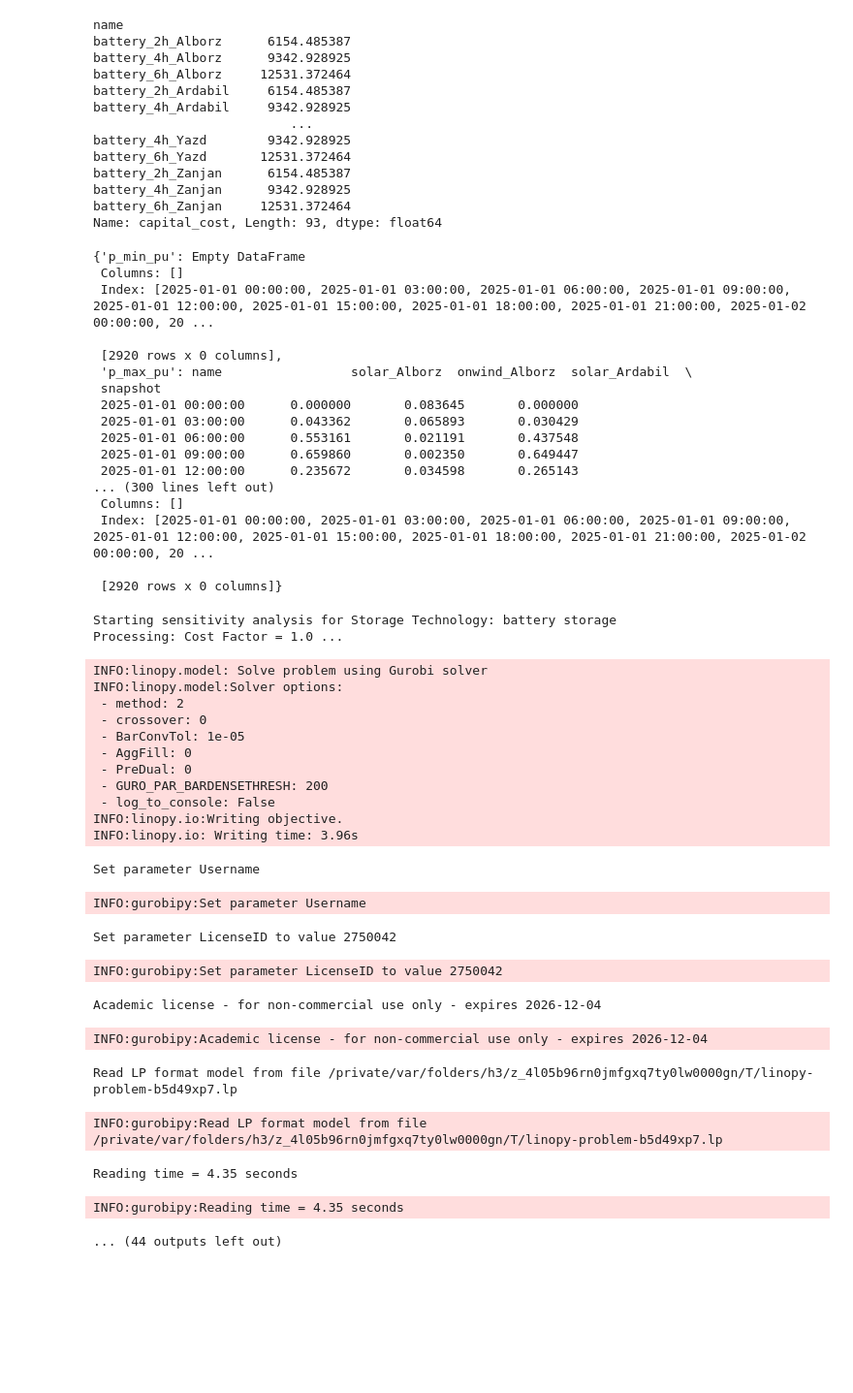
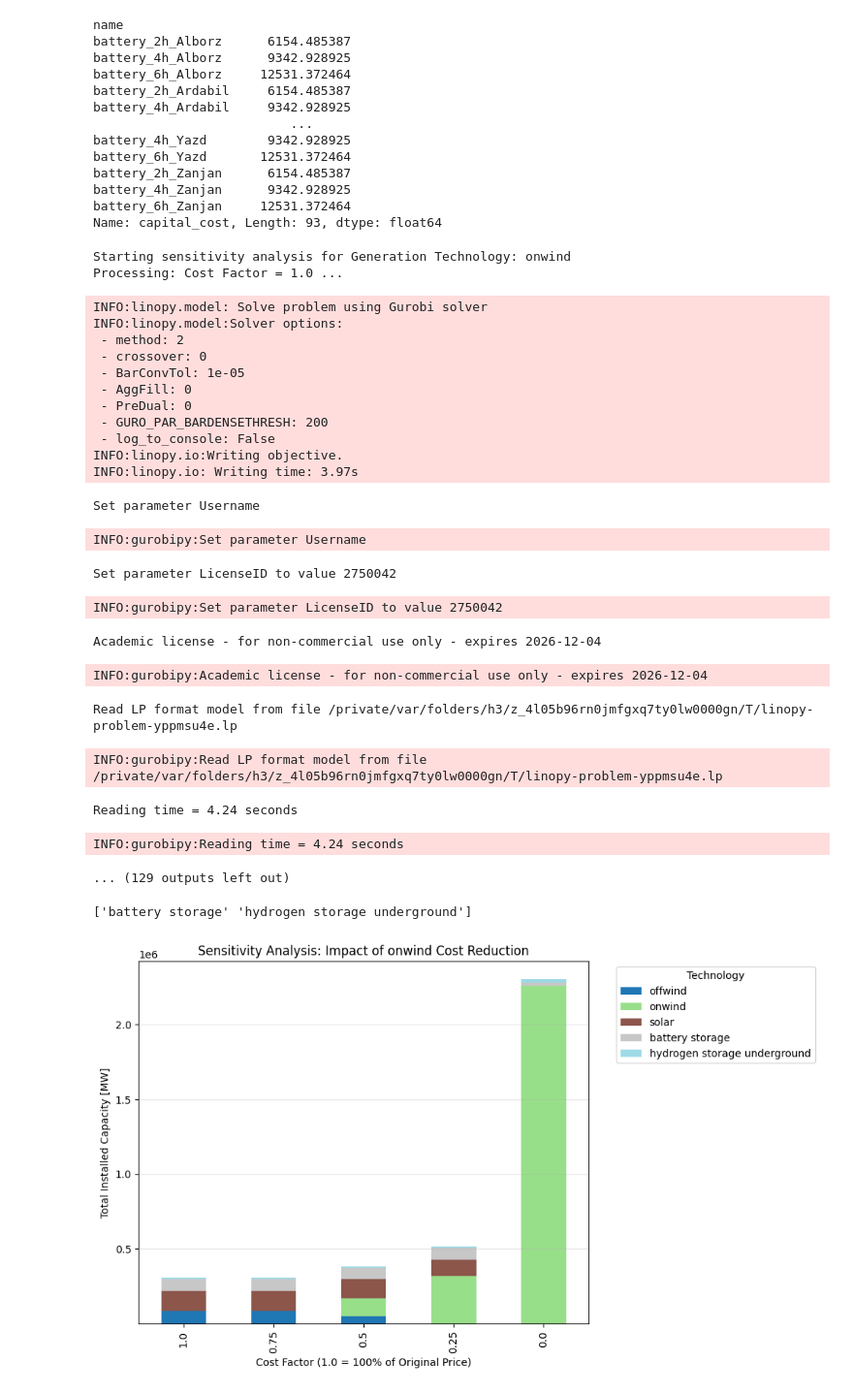
Before and after one commit to morteezzaa/iran-renewable-system-analysis, a Jupyter notebook: model_sensitivity_analysis.ipynb, the cells around one changed output. Shown at 97% size. Drawn from its saved outputs; the diff is of its cells as text; code cells hidden in the pictures; blank space fills up the shorter version.

Commit message:
sensitivity analysis onwind, building storages only on land

```diff
--- a/model_sensitivity_analysis.ipynb
+++ b/model_sensitivity_analysis.ipynb
@@ -51,26 +70,6 @@ battery_2h_Zanjan      6154.485387
 battery_4h_Zanjan      9342.928925
 battery_6h_Zanjan     12531.372464
 Name: capital_cost, Length: 93, dtype: float64
-# %%
-n.generators_t
-# %% [output]
-{'p_min_pu': Empty DataFrame
- Columns: []
- Index: [2025-01-01 00:00:00, 2025-01-01 03:00:00, 2025-01-01 06:00:00, 2025-01-01 09:00:00, 2025-01-01 12:00:00, 2025-01-01 15:00:00, 2025-01-01 18:00:00, 2025-01-01 21:00:00, 2025-01-02 00:00:00, 20 ...
-
- [2920 rows x 0 columns],
- 'p_max_pu': name                 solar_Alborz  onwind_Alborz  solar_Ardabil  \
- snapshot
- 2025-01-01 00:00:00      0.000000       0.083645       0.000000
- 2025-01-01 03:00:00      0.043362       0.065893       0.030429
- 2025-01-01 06:00:00      0.553161       0.021191       0.437548
- 2025-01-01 09:00:00      0.659860       0.002350       0.649447
- 2025-01-01 12:00:00      0.235672       0.034598       0.265143
-... (300 lines left out)
- Columns: []
- Index: [2025-01-01 00:00:00, 2025-01-01 03:00:00, 2025-01-01 06:00:00, 2025-01-01 09:00:00, 2025-01-01 12:00:00, 2025-01-01 15:00:00, 2025-01-01 18:00:00, 2025-01-01 21:00:00, 2025-01-02 00:00:00, 20 ...
-
- [2920 rows x 0 columns]}
 # %%
 # =============================================================================
 # Sensitivity Analysis: Technology Cost Variation
@@ -81,7 +80,7 @@ n.generators_t
 cost_factors = [1.0, 0.75, 0.5, 0.25, 0.0]
 
 # 2. Select the technology to analyze
-tech_name = "battery storage"  # Change to "solar", "onwind", etc. as needed
+tech_name = "onwind"  # Change to "solar", "onwind", etc. as needed
 
 # a dictionary to store results
 results = {}
@@ -129,26 +128,9 @@ for factor in cost_factors:
     total_cap = pd.concat([gen_cap, store_cap])
     results[factor] = total_cap
 
-print("Analysis complete. Plotting results...")
-
-# 5. Visualization of Results
-df_results = pd.DataFrame(results)
-
-# Plotting a stacked bar chart
-# X-axis: Cost Factor, Y-axis: Installed Capacity
-ax = df_results.T.plot(kind="bar", stacked=True, figsize=(10, 6))#, colormap="tab20")
-print(n.storage_units.carrier.unique())
-plt.title(f"Sensitivity Analysis: Impact of {tech_name} Cost Reduction")
-plt.xlabel("Cost Factor (1.0 = 100% of Original Price)")
-plt.ylabel("Total Installed Capacity [MW]")
-plt.legend(title="Technology", bbox_to_anchor=(1.05, 1), loc='upper left')
-plt.grid(axis="y", alpha=0.3)
-plt.tight_layout()
-
-# Show the plot
-plt.show()
+print("Analysis complete.")
 # %% [output]
-Starting sensitivity analysis for Storage Technology: battery storage
+Starting sensitivity analysis for Generation Technology: onwind
 Processing: Cost Factor = 1.0 ...
 INFO:linopy.model: Solve problem using Gurobi solver
 INFO:linopy.model:Solver options:
@@ -160,15 +142,35 @@ INFO:linopy.model:Solver options:
  - GURO_PAR_BARDENSETHRESH: 200
  - log_to_console: False
 INFO:linopy.io:Writing objective.
-INFO:linopy.io: Writing time: 3.96s
+INFO:linopy.io: Writing time: 3.97s
 Set parameter Username
 INFO:gurobipy:Set parameter Username
 Set parameter LicenseID to value 2750042
 INFO:gurobipy:Set parameter LicenseID to value 2750042
 Academic license - for non-commercial use only - expires 2026-12-04
 INFO:gurobipy:Academic license - for non-commercial use only - expires 2026-12-04
-Read LP format model from file /private/var/folders/h3/z_4l05b96rn0jmfgxq7ty0lw0000gn/T/linopy-problem-b5d49xp7.lp
+Read LP format model from file /private/var/folders/h3/z_4l05b96rn0jmfgxq7ty0lw0000gn/T/linopy-problem-yppmsu4e.lp
-INFO:gurobipy:Read LP format model from file /private/var/folders/h3/z_4l05b96rn0jmfgxq7ty0lw0000gn/T/linopy-problem-b5d49xp7.lp
+INFO:gurobipy:Read LP format model from file /private/var/folders/h3/z_4l05b96rn0jmfgxq7ty0lw0000gn/T/linopy-problem-yppmsu4e.lp
-Reading time = 4.35 seconds
+Reading time = 4.24 seconds
-INFO:gurobipy:Reading time = 4.35 seconds
+INFO:gurobipy:Reading time = 4.24 seconds
-... (44 outputs left out)
+... (129 outputs left out)
+# %%
+df_results = pd.DataFrame(results)
+df_results_re = df_results.loc[["offwind", "onwind", "solar", "battery storage", "hydrogen storage underground"], :]
+# %%
+# Plotting a stacked bar chart
+# X-axis: Cost Factor, Y-axis: Installed Capacity
+ax = df_results_re.T.plot(kind="bar", stacked=True, figsize=(10, 6), colormap="tab20")
+print(n.storage_units.carrier.unique())
+plt.title(f"Sensitivity Analysis: Impact of {tech_name} Cost Reduction")
+plt.xlabel("Cost Factor (1.0 = 100% of Original Price)")
+plt.ylabel("Total Installed Capacity [MW]")
+plt.legend(title="Technology", bbox_to_anchor=(1.05, 1), loc='upper left')
+plt.grid(axis="y", alpha=0.3)
+plt.tight_layout()
+
+# Show the plot
+plt.show()
+# %% [output]
+['battery storage' 'hydrogen storage underground']
+[figure, added]
```
Also changed, not shown: parts of 4 cells of this notebook, 7 other files.
